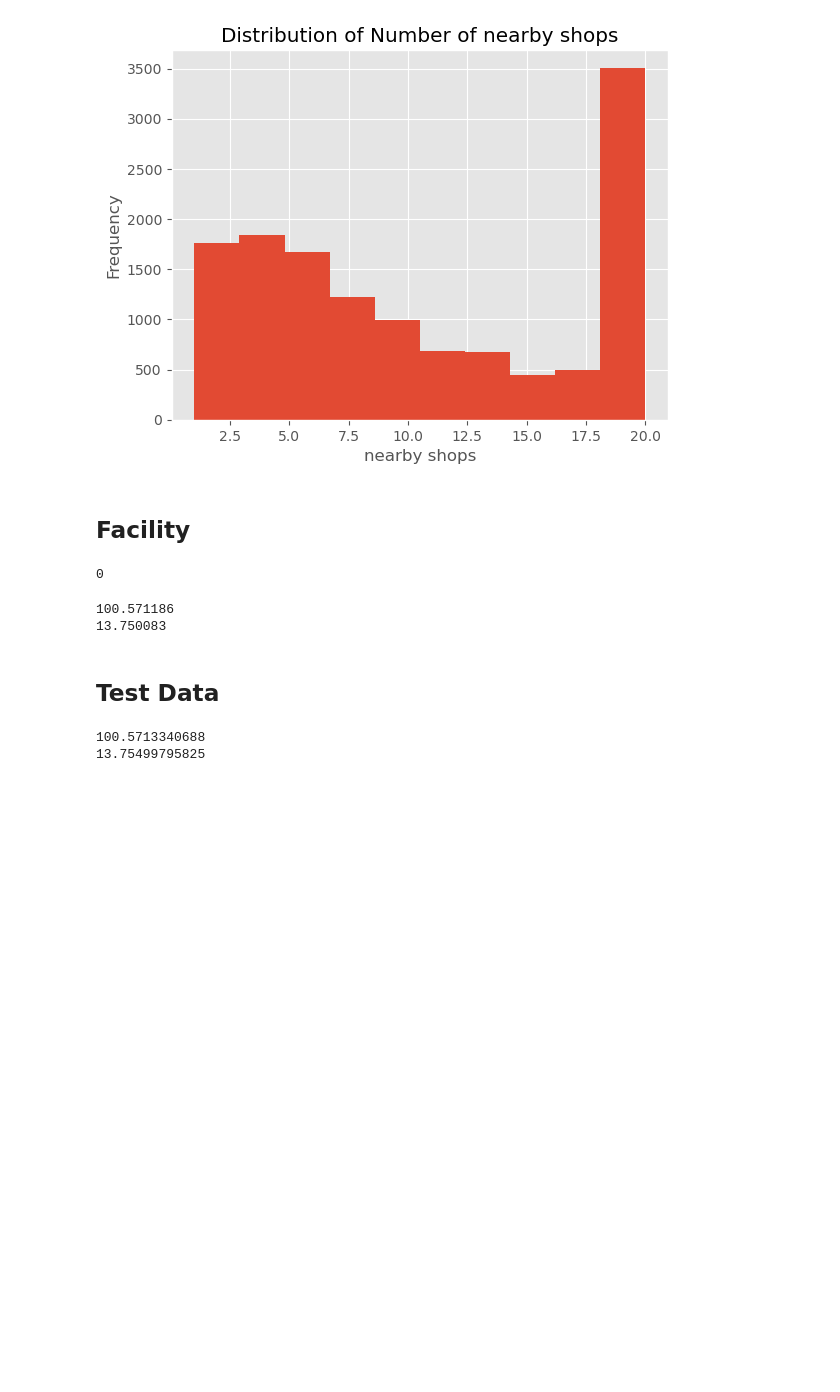
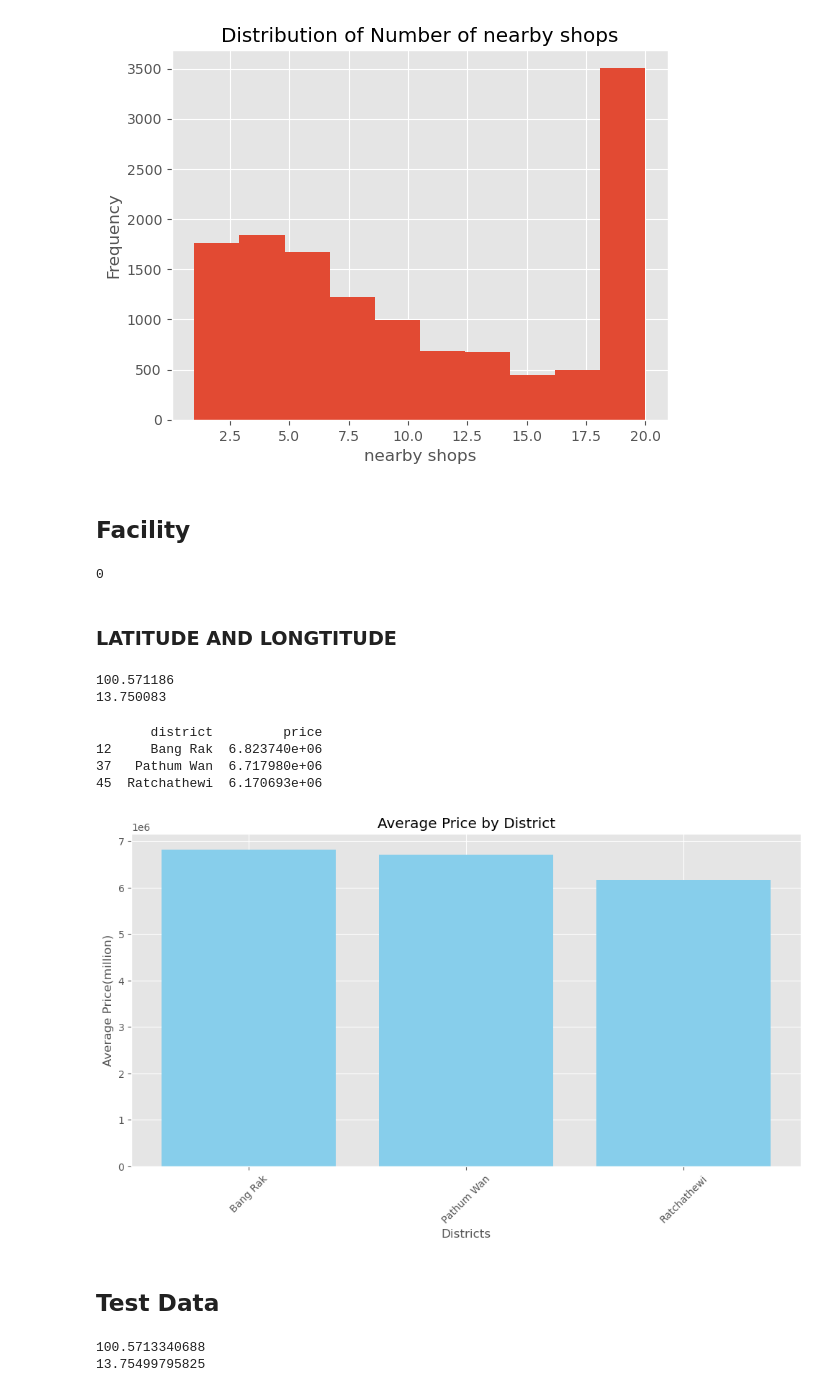
Before and after one commit to Adisakkti/Project_2_Price_Advisor, a Jupyter notebook: Code/1.Price Advisor Model.ipynb, the cells around one changed output. Saved outputs shown, nothing was run; the diff lists cells and outputs as text; code cells hidden in the pictures; blank space fills up the shorter version.

```diff
--- a/Code/1.Price Advisor Model.ipynb
+++ b/Code/1.Price Advisor Model.ipynb
@@ -538,6 +538,8 @@ plt.show()
 train_df["facilities"].isnull().sum()
 # %% [output]
 0
+# %% [markdown]
+### LATITUDE AND LONGTITUDE
 # %%
 #find median of longtitude and lattitude of train_df
 long_med = train_df["longitude"].median()
@@ -551,6 +553,37 @@ print(lat_med)
 #create distance of property from median of lattitude , longtitude
 train_df['long_distance'] = train_df['longitude'].apply(lambda x: abs(x-long_med))
 train_df['lat_distance'] = train_df['latitude'].apply(lambda x: abs(x-lat_med))
+# %%
+# Group by district and calculate the mean price
+avg_price_by_district = train_df.groupby('district')['price'].mean().reset_index()
+
+# Sort the districts by average price in descending order
+top_3_districts = avg_price_by_district.sort_values(by='price', ascending=False).head(3)
+
+print(top_3_districts)
+# %% [output]
+       district         price
+12     Bang Rak  6.823740e+06
+37   Pathum Wan  6.717980e+06
+45  Ratchathewi  6.170693e+06
+# %%
+import matplotlib.pyplot as plt
+
+# สร้างข้อมูล
+districts = ['Bang Rak', 'Pathum Wan', 'Ratchathewi']
+prices = [6.823740e+06, 6.717980e+06, 6.170693e+06]
+
+# สร้างกราฟ barchart
+plt.figure(figsize=(12, 6))
+plt.bar(districts, prices, color='skyblue')
+plt.xlabel('Districts')
+plt.ylabel('Average Price(million)')
+plt.title('Average Price by District')
+plt.xticks(rotation=45)  # หมุน label ให้ไม่ทับกัน
+plt.savefig("avgppp.png")
+plt.show()
+# %% [output]
+[figure, added]
 # %% [markdown]
 ## Test Data
 # %%
```
Also changed, not shown: parts of 1 cell of this notebook, 2 other files.
